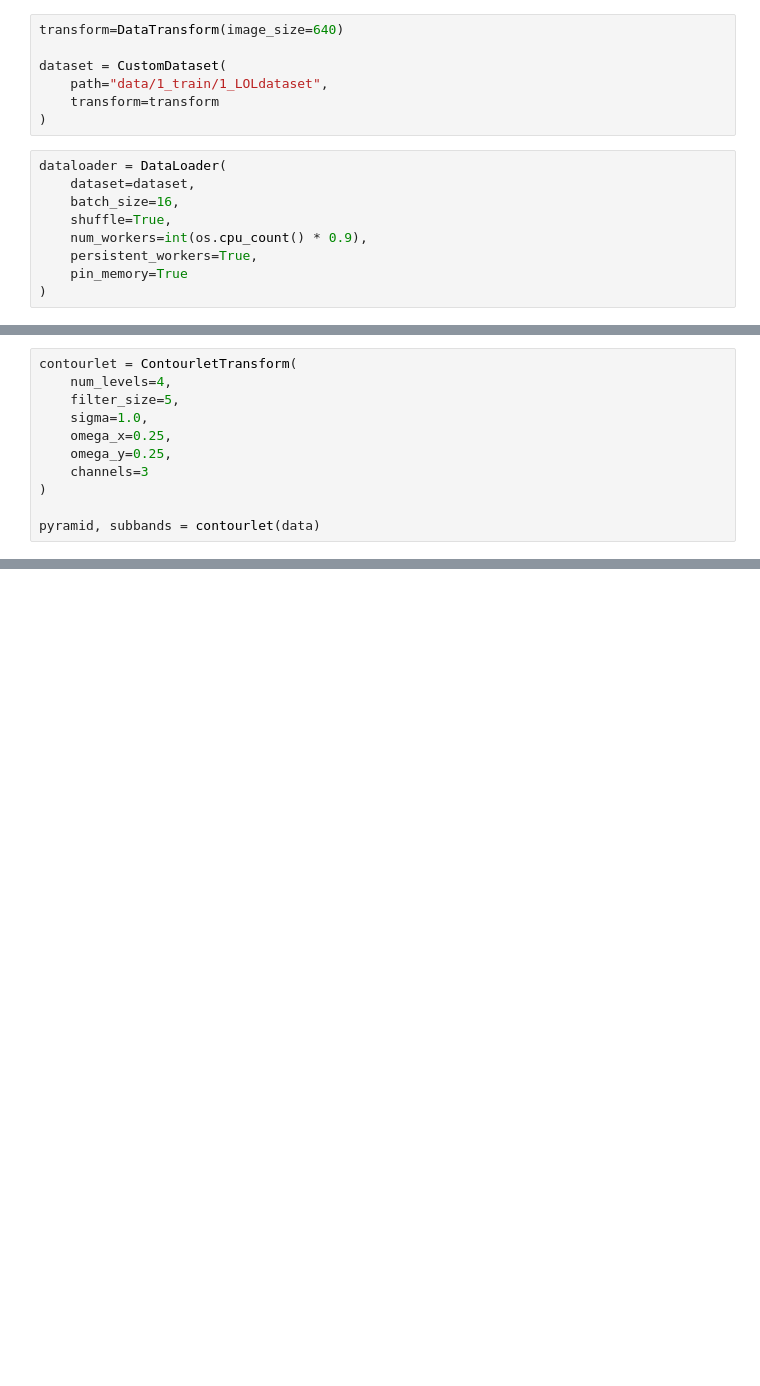
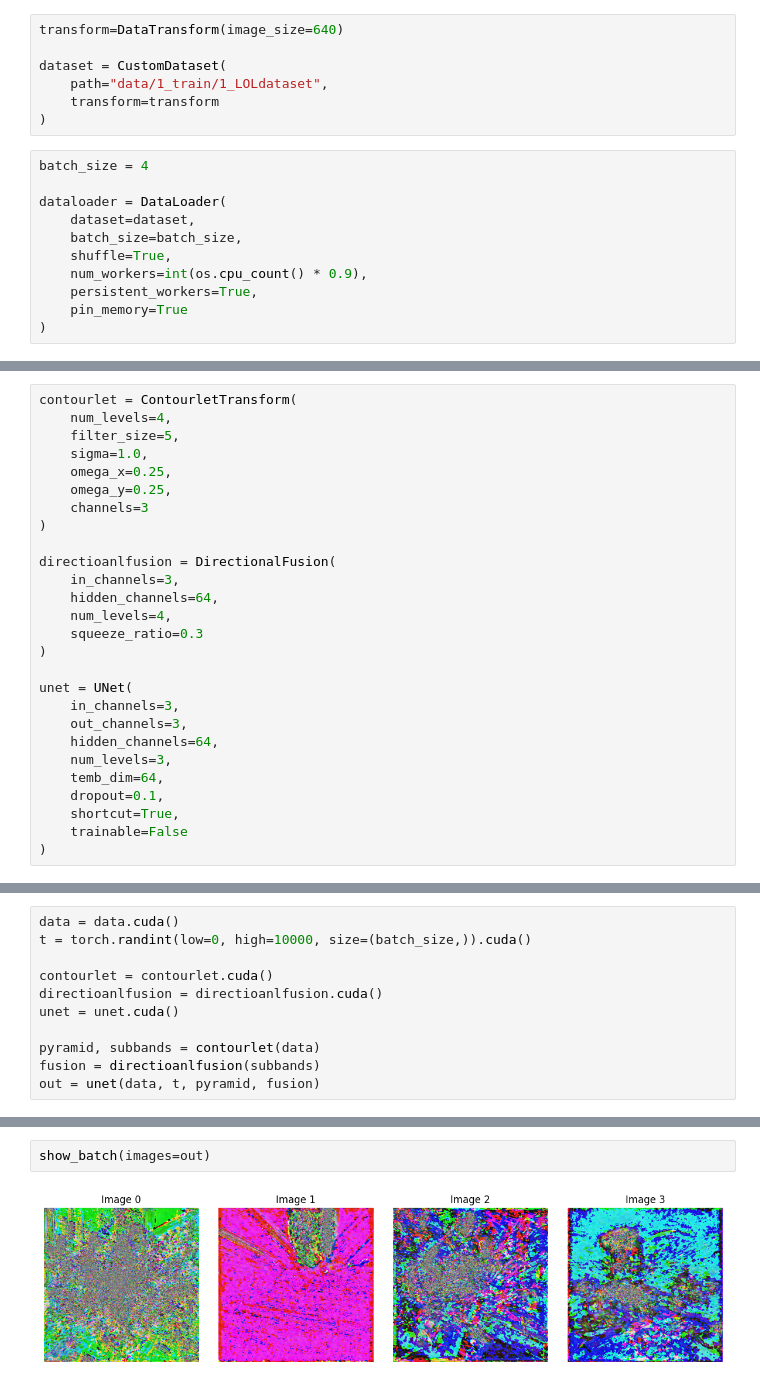
Before and after one commit to Chigo55/ContourDiffusion, a Jupyter notebook: test_unet.ipynb, the cells around one changed output, grey strips where cells are left out. Drawn from its saved outputs; the diff is of its cells as text; blank space fills up the shorter version.

Commit message:
Update unet.py and complete test unet

```diff
--- a/test_unet.ipynb
+++ b/test_unet.ipynb
@@ -16,9 +19,11 @@ dataset = CustomDataset(
     transform=transform
 )
 # %%
+batch_size = 4
+
 dataloader = DataLoader(
     dataset=dataset,
-    batch_size=16,
+    batch_size=batch_size,
     shuffle=True,
     num_workers=int(os.cpu_count() * 0.9),
     persistent_workers=True,
@@ -51,4 +60,20 @@ contourlet = ContourletTransform(
     channels=3
 )
 
-pyramid, subbands = contourlet(data)
+directioanlfusion = DirectionalFusion(
+    in_channels=3,
+    hidden_channels=64,
+    num_levels=4,
+    squeeze_ratio=0.3
+)
+
+unet = UNet(
+    in_channels=3,
+    out_channels=3,
+    hidden_channels=64,
+    num_levels=3,
+    temb_dim=64,
+    dropout=0.1,
+    shortcut=True,
+    trainable=False
+)
@@ -61,0 +80,11 @@ show_batch(rn_d)
+# %%
+data = data.cuda()
+t = torch.randint(low=0, high=10000, size=(batch_size,)).cuda()
+
+contourlet = contourlet.cuda()
+directioanlfusion = directioanlfusion.cuda()
+unet = unet.cuda()
+
+pyramid, subbands = contourlet(data)
+fusion = directioanlfusion(subbands)
+out = unet(data, t, pyramid, fusion)
@@ -61,0 +98,4 @@ show_batch(rn_d)
+# %%
+show_batch(images=out)
+# %% [output]
+[figure, added]
```
Also changed, not shown: parts of 6 cells of this notebook, 1 other file.
